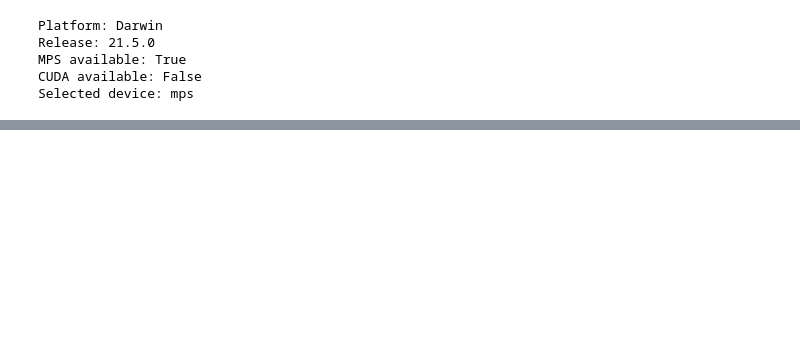
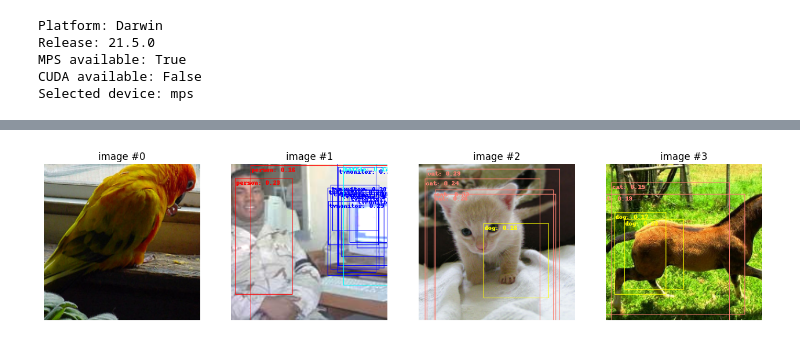
Before and after one commit to iolkhovsky/fcos, a Jupyter notebook: Sandbox.ipynb, the cells around one changed output, grey strips where cells are left out. Saved outputs shown, nothing was run; the diff lists cells and outputs as text; code cells hidden in the pictures; blank space fills up the shorter version.

```diff
--- a/Sandbox.ipynb
+++ b/Sandbox.ipynb
@@ -201,0 +159,4 @@ draw_predictions(img.to('cpu'), model(img.to('cpu')), LabelsCodec(), 0.001)
+# %%
+draw_predictions(img.to('cpu'), pred, LabelsCodec(), 0.15)
+# %% [output]
+[figure, added]
```
Also changed, not shown: parts of 9 cells of this notebook, 1 other file.
